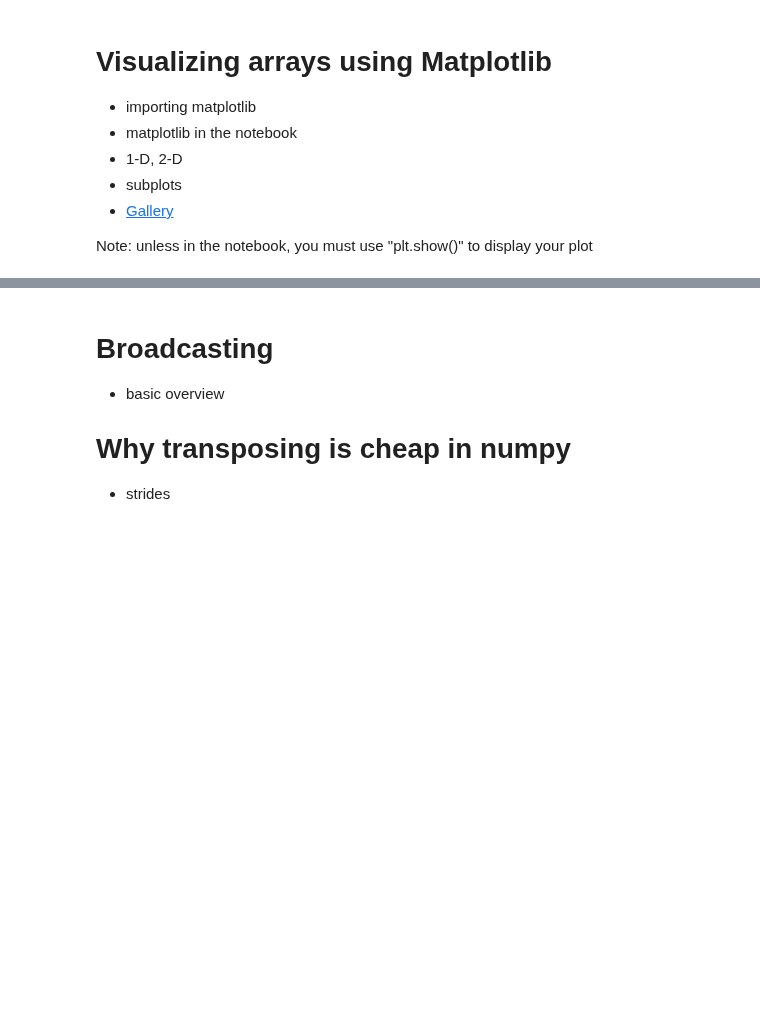
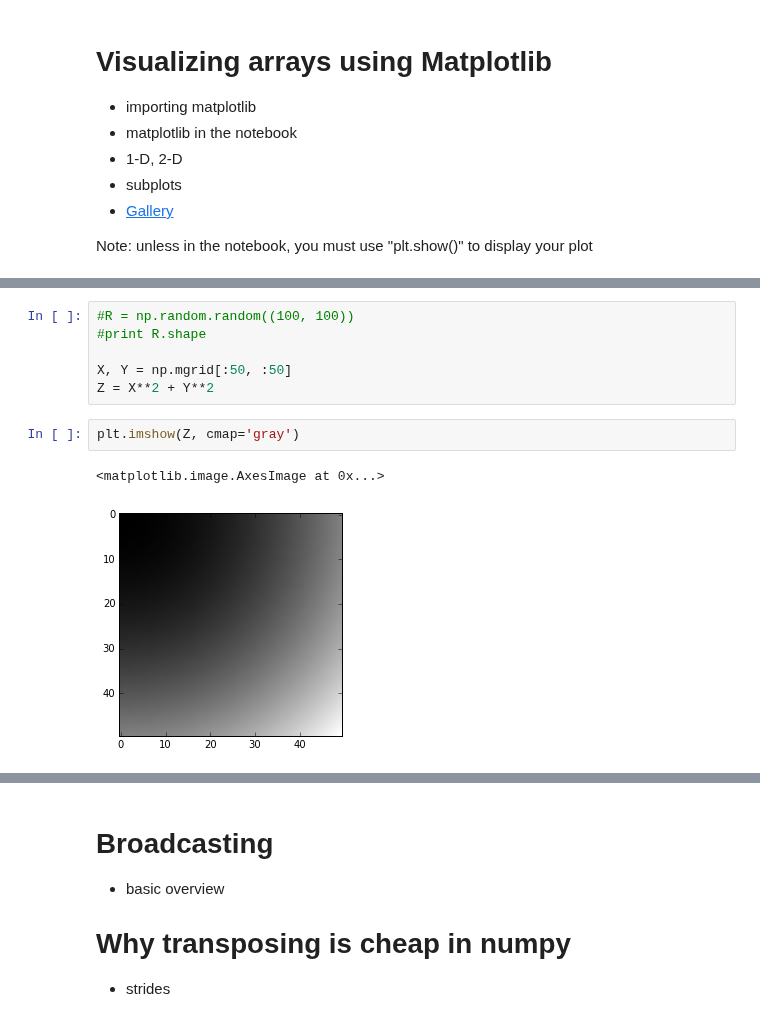
Before and after one commit to stefanv/aims2014, a Jupyter notebook: numpy.ipynb, the cells around one changed output, grey strips where cells are left out. Cells and saved outputs as stored; diff of their text form; blank space fills up the shorter version.

```diff
--- a/numpy.ipynb
+++ b/numpy.ipynb
@@ -49,0 +267,11 @@ Note: unless in the notebook, you must use "plt.show()" to display your plot
+# %%
+#R = np.random.random((100, 100))
+#print R.shape
+
+X, Y = np.mgrid[:50, :50]
+Z = X**2 + Y**2
+# %%
+plt.imshow(Z, cmap='gray')
+# %% [output]
+<matplotlib.image.AxesImage at 0x...>
+[figure, added]
```
Also changed, not shown: parts of 41 cells of this notebook.
